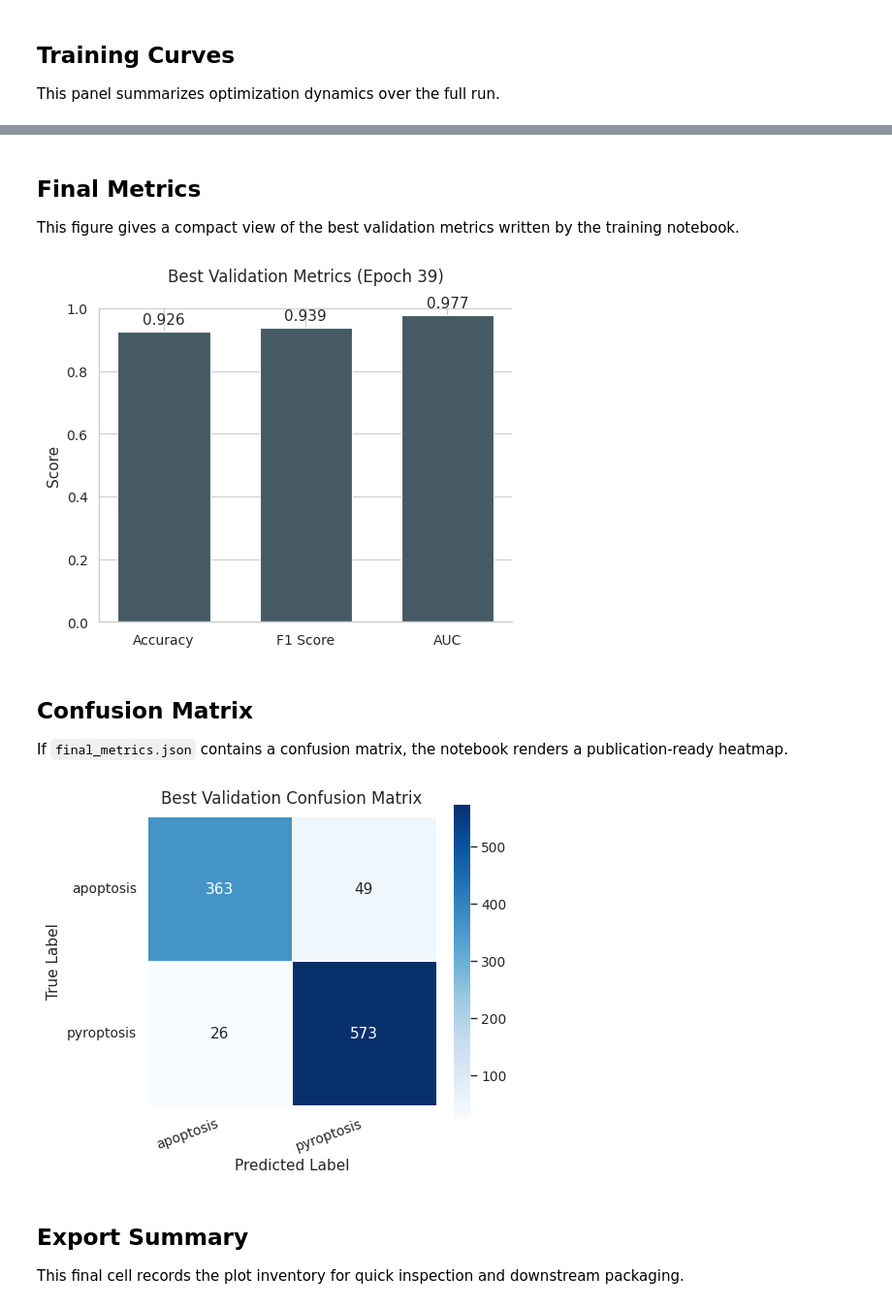
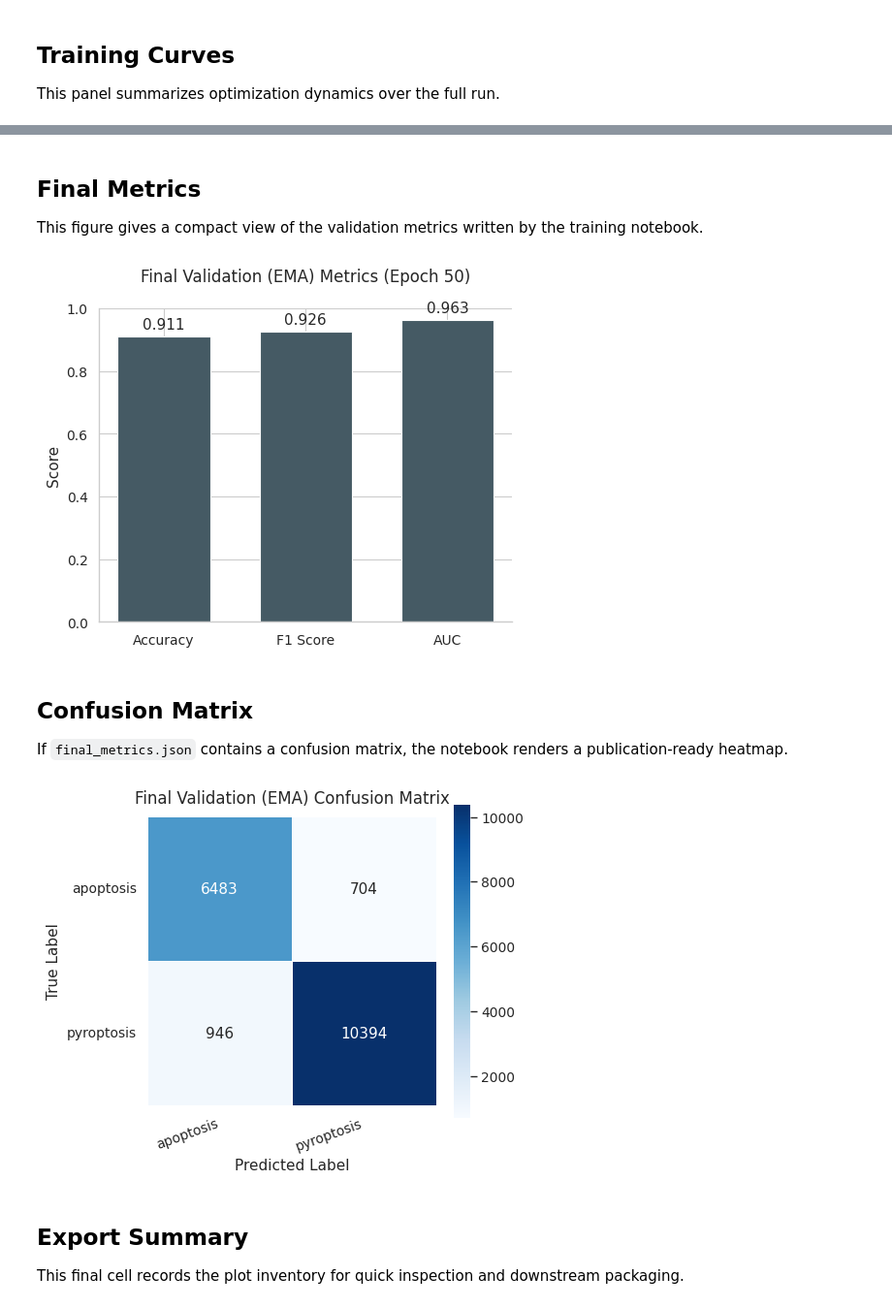
Before and after one commit to LSUHSC-CAIPP-Core-B/DeathScope, a Jupyter notebook: training/ConvNeXt/ConvNeXt-Large_plot.ipynb, the cells around one changed output, grey strips where cells are left out. Shown at 97% size. Drawn from its saved outputs; the diff is of its cells as text; code cells hidden in the pictures.

```diff
--- a/training/ConvNeXt/ConvNeXt-Large_plot.ipynb
+++ b/training/ConvNeXt/ConvNeXt-Large_plot.ipynb
@@ -229,7 +248,7 @@ plt.show()
 # %% [markdown]
 ## Final Metrics
 
-This figure gives a compact view of the best validation metrics written by the training notebook.
+This figure gives a compact view of the validation metrics written by the training notebook.
 # %%
 metric_order = ["val_acc", "val_f1", "val_auc"]
 metric_labels = {
@@ -246,14 +265,14 @@ fig, ax = plt.subplots(figsize=(5.5, 4.2))
 bars = ax.bar(metric_frame["Metric"], metric_frame["Score"], color=PALETTE["bar"], width=0.65)
 ax.set_ylim(0.0, 1.0)
 ax.set_ylabel("Score")
-ax.set_title(f"Best Validation Metrics (Epoch {final_metrics['best_epoch']})", pad=20)
+ax.set_title(f"{evaluation_label} Metrics{epoch_suffix}", pad=20)
 for bar, value in zip(bars, metric_frame["Score"]):
     ax.text(bar.get_x() + bar.get_width() / 2, value + 0.015, f"{value:.3f}", ha="center", va="bottom")
 
 save_figure(fig, "final_metrics_barplot")
 plt.show()
 # %% [output]
-[figure, old version]
+[figure, new version]
 # %% [markdown]
 ## Confusion Matrix
 
@@ -261,35 +280,35 @@ If `final_metrics.json` contains a confusion matrix, the notebook renders a publ
 # %%
 confusion_matrix = final_metrics.get("confusion_matrix")
 if confusion_matrix is None:
     print("No confusion matrix found in final_metrics.json; skipping this figure.")
 else:
     conf = np.asarray(confusion_matrix, dtype=np.int64)
     labels = [idx_to_class[index] for index in sorted(idx_to_class)]
 
     fig, ax = plt.subplots(figsize=(4.8, 4.2))
     sns.heatmap(
         conf,
         annot=True,
         fmt="d",
         cmap="Blues",
         cbar=True,
         square=True,
         xticklabels=labels,
         yticklabels=labels,
         linewidths=0.5,
         linecolor="white",
         ax=ax,
     )
     ax.set_xlabel("Predicted Label")
     ax.set_ylabel("True Label")
-    ax.set_title("Best Validation Confusion Matrix",pad=10)
+    ax.set_title(f"{evaluation_label} Confusion Matrix",pad=10)
     plt.setp(ax.get_xticklabels(), rotation=20, ha="right")
     plt.setp(ax.get_yticklabels(), rotation=0)
 
     save_figure(fig, "confusion_matrix")
     plt.show()
 # %% [output]
-[figure, old version]
+[figure, new version]
 # %% [markdown]
 ## Export Summary
 
```
Also changed, not shown: parts of 3 cells of this notebook, 5 other files.
